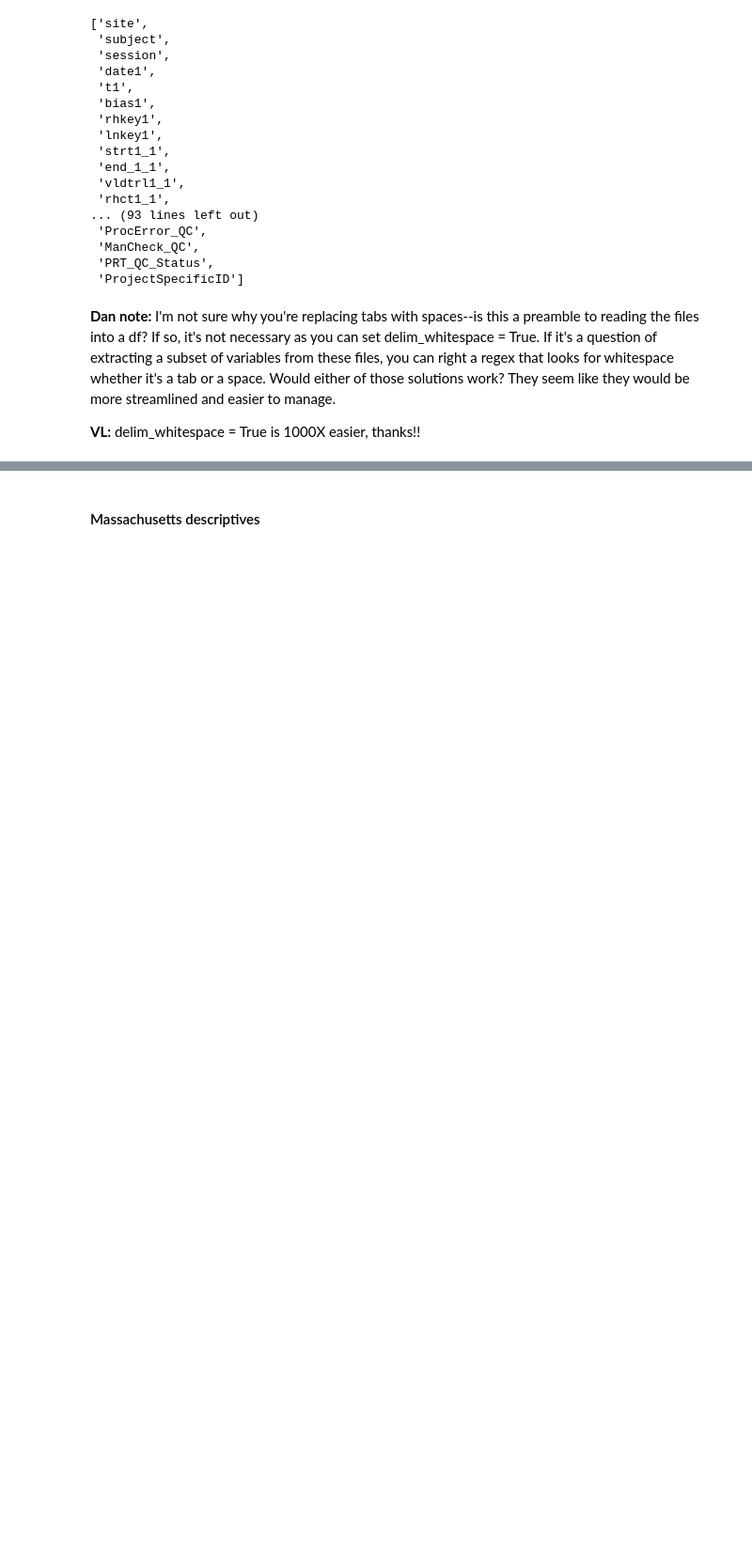
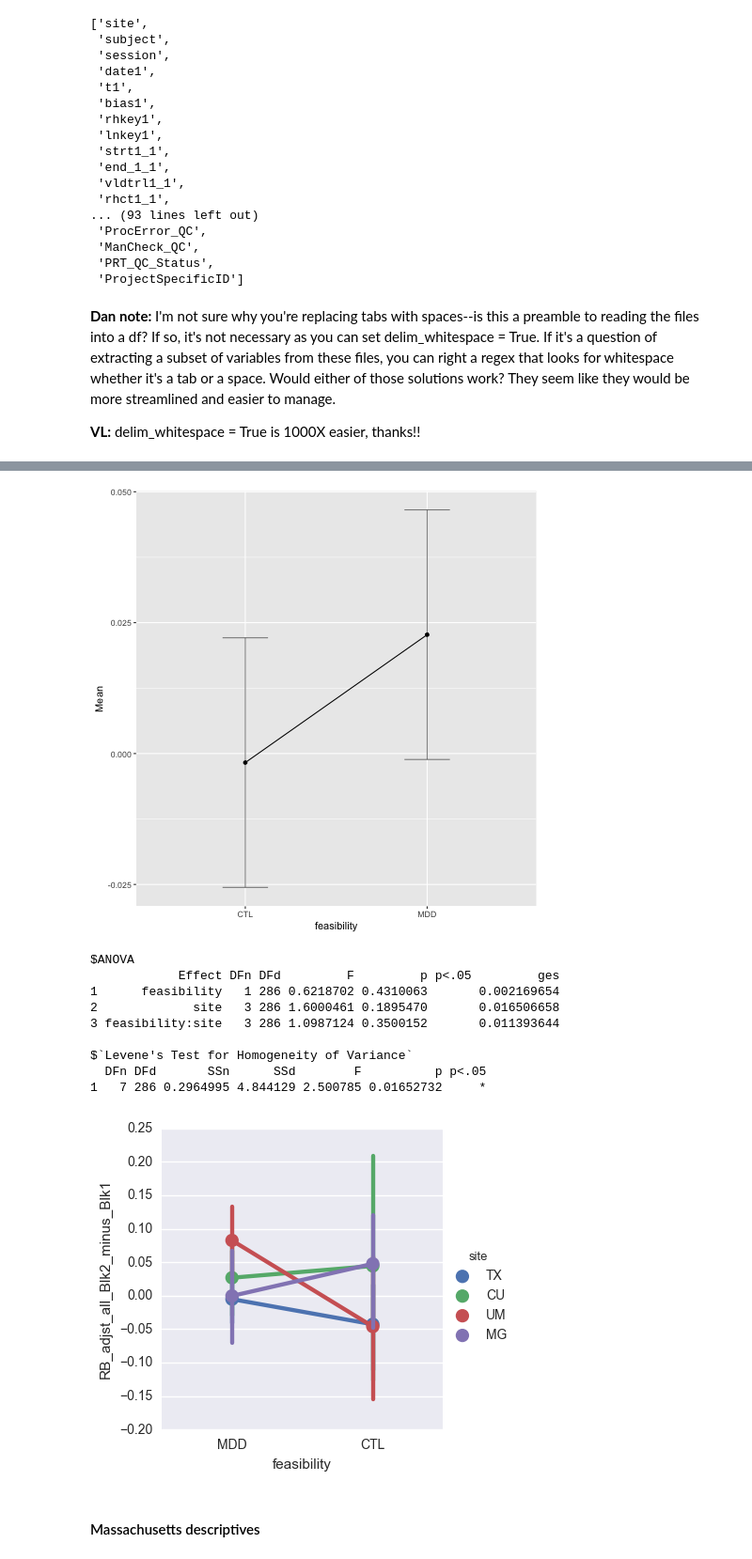
Before and after one commit to vlawlor/EMBARC-PRT, a Jupyter notebook: PRT_Prettier.ipynb, the cells around one changed output, grey strips where cells are left out. Shown at 94% size. Saved outputs shown, nothing was run; the diff lists cells and outputs as text; code cells hidden in the pictures; blank space fills up the shorter version.

```diff
--- a/PRT_Prettier.ipynb
+++ b/PRT_Prettier.ipynb
@@ -441,0 +481,8 @@ list(df_group_comp)
+# %%
+a = sns.factorplot(y='RB_adjst_all_Blk2_minus_Blk1', x= 'feasibility', hue='site', data=df_firstsess)
+%Rpush df_firstsess
+%R cat <- ezPlot(data = df_firstsess, dv = RB_adjst_all_Blk2_minus_Blk1, between = feasibility, x= feasibility, wid=ProjectSpecificID)
+%R print(cat)
+%R ay <- ezANOVA(data = df_firstsess, dv = RB_adjst_all_Blk2_minus_Blk1, between = .(feasibility, site), wid=ProjectSpecificID)
+%R print(ay)
+# %% [output]
@@ -442,3 +490,14 @@ list(df_group_comp)
+[figure, added]
+$ANOVA
+            Effect DFn DFd         F         p p<.05         ges
+1      feasibility   1 286 0.6218702 0.4310063       0.002169654
+2             site   3 286 1.6000461 0.1895470       0.016506658
+3 feasibility:site   3 286 1.0987124 0.3500152       0.011393644
+
+$`Levene's Test for Homogeneity of Variance`
+  DFn DFd       SSn      SSd        F          p p<.05
+1   7 286 0.2964995 4.844129 2.500785 0.01652732     *
+[figure, added]
 # %% [markdown]
 #### Massachusetts descriptives
 # %%
```
Also changed, not shown: parts of 9 cells of this notebook.
